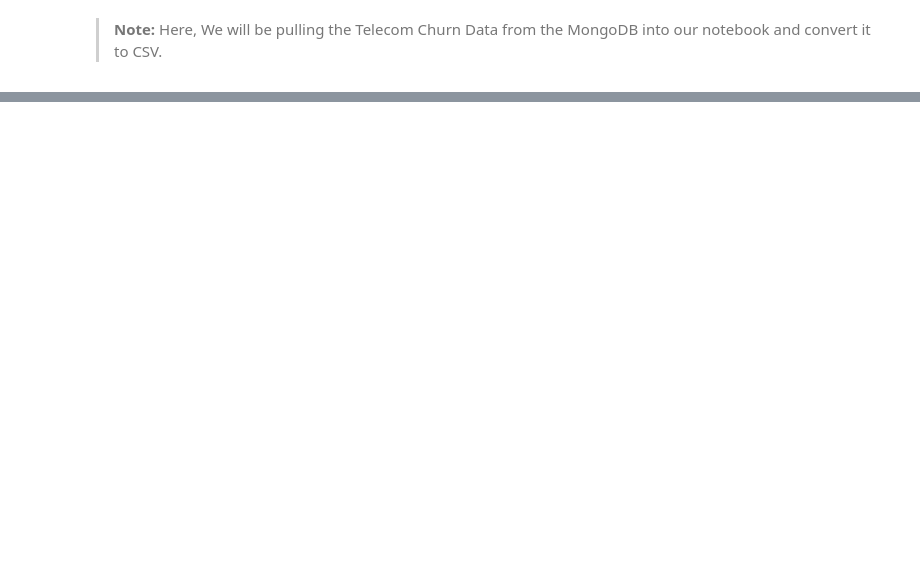
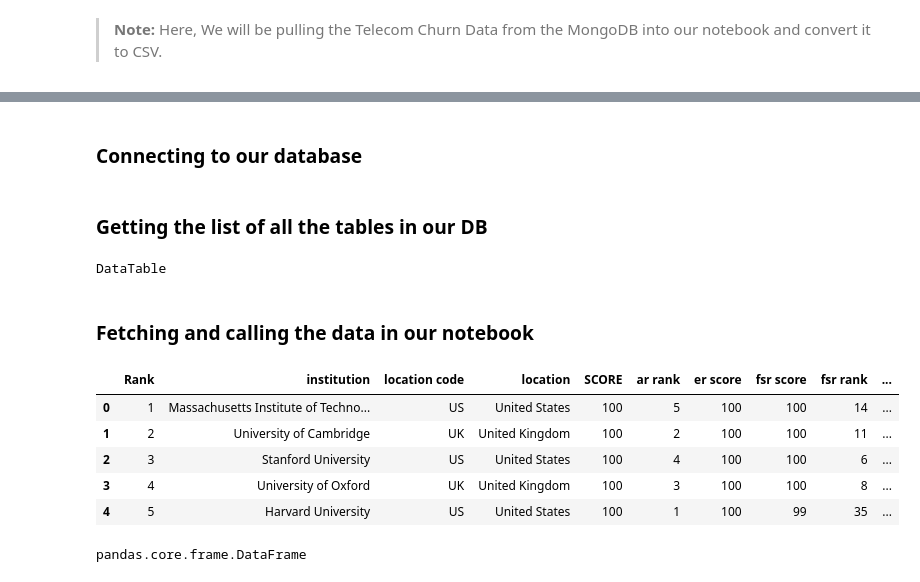
Before and after one commit to ehtisham-sadiq/NoSQL-with-MongoDB, a Jupyter notebook: Data Abstraction .ipynb, the cells around one changed output, grey strips where cells are left out. Cells and saved outputs as stored; diff of their text form; code cells hidden in the pictures; blank space fills up the shorter version.

```diff
--- a/Data Abstraction .ipynb
+++ b/Data Abstraction .ipynb
@@ -35,0 +241,33 @@
+# %% [markdown]
+### Connecting to our database
+# %%
+conn = pymysql.connect(host='localhost',
+                         user='root',
+                         password='Pucit12345#',
+                         db='ranking')
+cursor = conn.cursor()
+# %% [markdown]
+### Getting the list of all the tables in our DB
+# %%
+cursor.execute("SELECT table_name FROM information_schema.tables WHERE table_schema = 'ranking'")
+for table in [tables[0] for tables in cursor.fetchall()]:
+    print(table)
+# %% [output]
+DataTable
+# %% [markdown]
+### Fetching and calling the data in our notebook
+# %%
+query = 'select * from DataTable'
+results = pandas.read_sql_query(query, conn)
+results.head()
+# %% [output]
+|  | Rank | institution | location code | location | SCORE | ar rank | er score | fsr score | fsr rank | ... |
+| 0 | 1 | Massachusetts Institute of Techno... | US | United States | 100 | 5 | 100 | 100 | 14 | ... |
+| 1 | 2 | University of Cambridge | UK | United Kingdom | 100 | 2 | 100 | 100 | 11 | ... |
+| 2 | 3 | Stanford University | US | United States | 100 | 4 | 100 | 100 | 6 | ... |
+| 3 | 4 | University of Oxford | UK | United Kingdom | 100 | 3 | 100 | 100 | 8 | ... |
+| 4 | 5 | Harvard University | US | United States | 100 | 1 | 100 | 99 | 35 | ... |
+# %%
+type(results)
+# %% [output]
+pandas.core.frame.DataFrame
```
Also changed, not shown: parts of 66 cells of this notebook.
